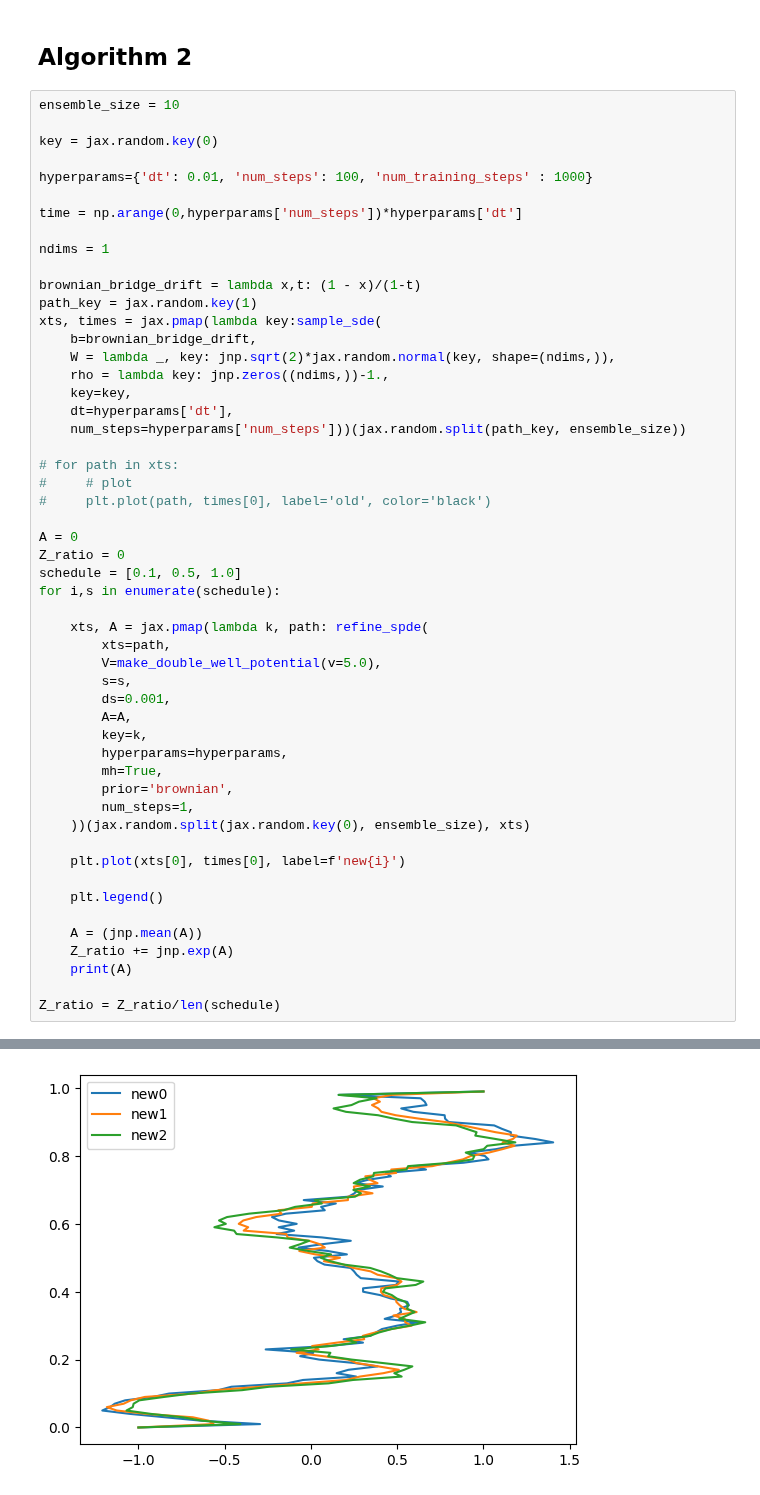
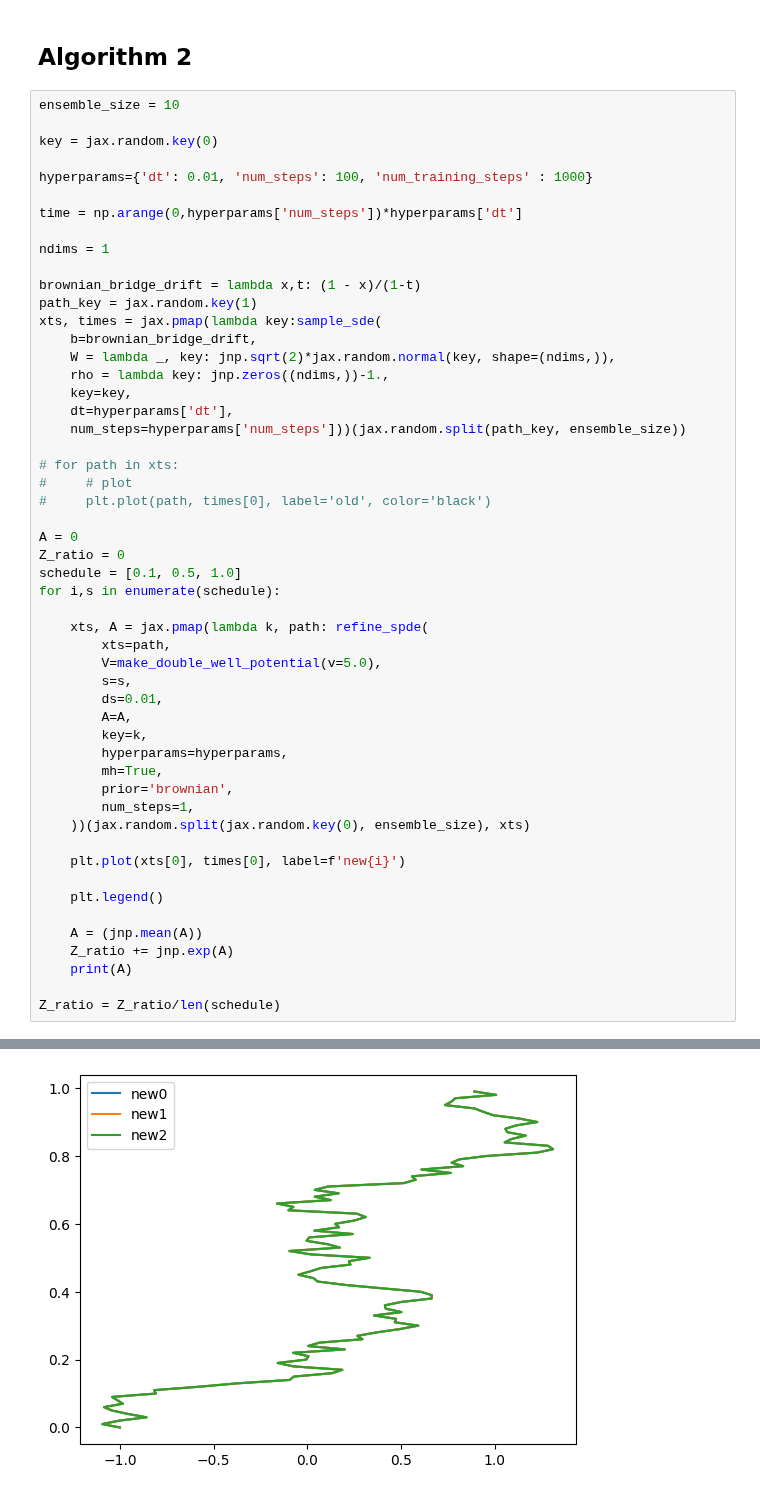
Before and after one commit to reubenharry/path_sampling, a Jupyter notebook: notebooks/notebook_3.ipynb, the cells around one changed output, grey strips where cells are left out. Saved outputs shown, nothing was run; the diff lists cells and outputs as text.

```diff
--- a/notebooks/notebook_3.ipynb
+++ b/notebooks/notebook_3.ipynb
@@ -180,7 +180,7 @@ for i,s in enumerate(schedule):
         xts=path,
         V=make_double_well_potential(v=5.0),
         s=s,
-        ds=0.001,
+        ds=0.01,
         A=A,
         key=k,
         hyperparams=hyperparams,
@@ -205 +205 @@ Z_ratio = Z_ratio/len(schedule)
-[figure, old version]
+[figure, new version]
```
Also changed, not shown: parts of 1 cell of this notebook, 3 other files.
